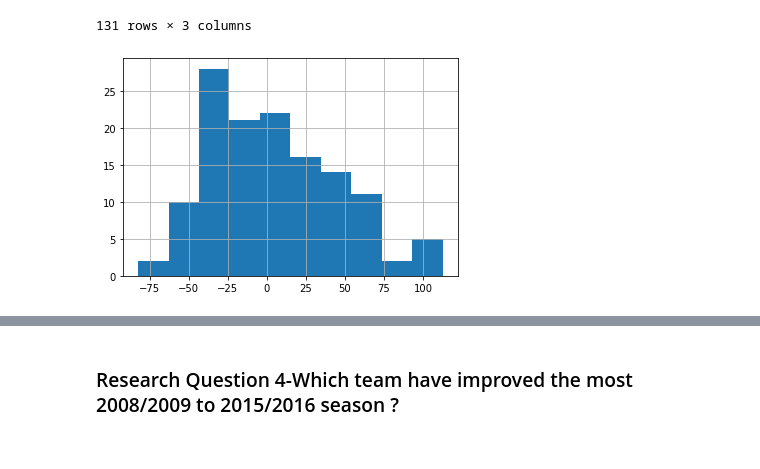
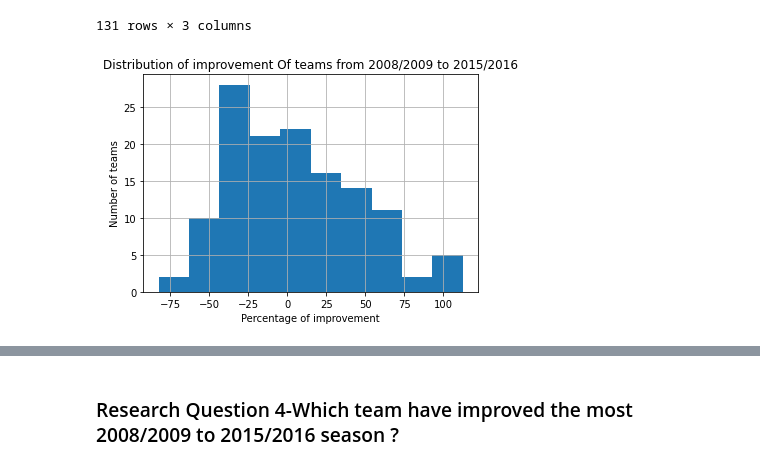
Before and after one commit to ahmed-m-nassar/Analysing-European-Soccer-Database, a Jupyter notebook: Investigate_a_Dataset.ipynb, the cells around one changed output, grey strips where cells are left out. Cells and saved outputs as stored; diff of their text form; code cells hidden in the pictures.

```diff
--- a/Investigate_a_Dataset.ipynb
+++ b/Investigate_a_Dataset.ipynb
@@ -337,7 +415,12 @@ team_wins_count_2008_2016
 # %%
 #calculating the improvement
 team_wins_count_2008_2016['improvement'] = team_wins_count_2008_2016['wins_count_2016']/team_wins_count_2008_2016['wins_count_2008']
 team_wins_count_2008_2016['improvement'] = team_wins_count_2008_2016['improvement']*100 - 100
-team_wins_count_2008_2016['improvement'].hist();
+team_wins_count_2008_2016['improvement'].plot(kind = 'hist' ,
+                                              grid = True,
+                                             title = 'Distribution of improvement Of teams from 2008/2009 to 2015/2016');
+plt.xlabel('Percentage of improvement')
+plt.ylabel('Number of teams')
+plt.show()
 # %% [output]
-[figure, old version]
+[figure, new version]
```
Also changed, not shown: parts of 31 cells of this notebook, 2 other files.
